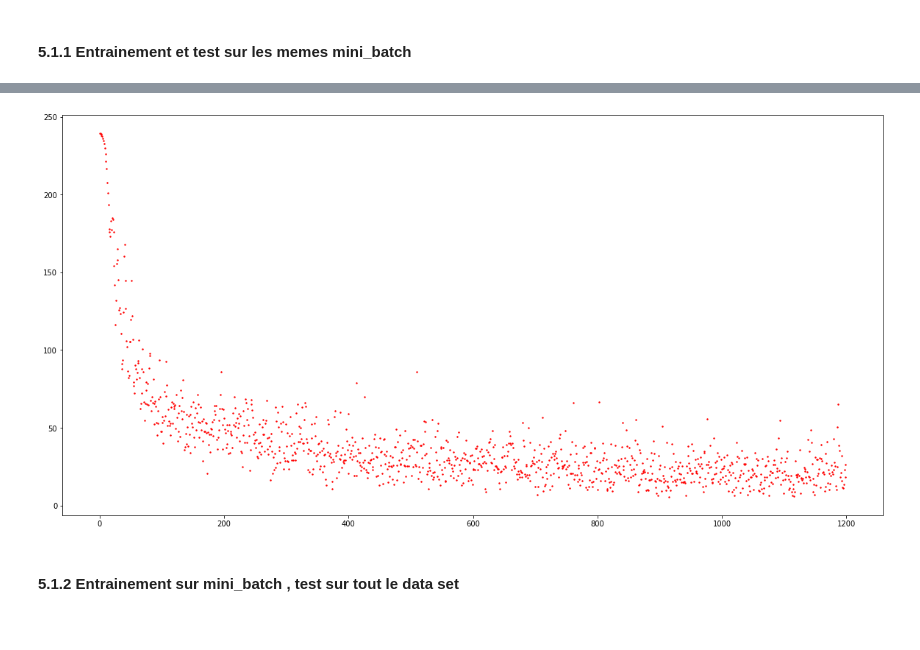
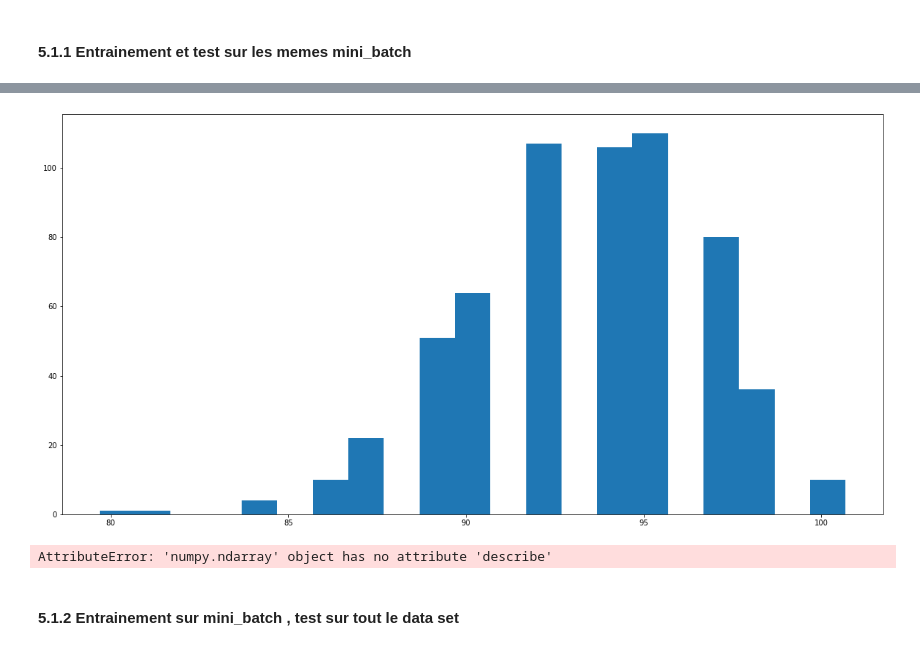
Before and after one commit to MK8BK/Deep_Learning_ISD, a Jupyter notebook: Details.ipynb, the cells around one changed output, grey strips where cells are left out. Drawn from its saved outputs; the diff is of its cells as text; code cells hidden in the pictures.

```diff
--- a/Details.ipynb
+++ b/Details.ipynb
@@ -326,6 +499,15 @@ plt.show()
+# %%
+accuracies1_late = np.array(accuracies1[600:])
+plt.hist(accuracies1_late, bins=np.arange(accuracies1_late.min(), accuracies1_late.max()+1))
+plt.rcParams["figure.figsize"] = (20,10)
+plt.show()
+# %% [output]
+[figure, added]
+# %%
+accuracies1_late.describe()
+# %% [output]
+AttributeError: 'numpy.ndarray' object has no attribute 'describe'
 # %%
-plt.scatter(list(range(0,epochs)), costs, color="red", s=2)
+plt.scatter(list(range(epochs)), costs1, color="red", s=2)
 plt.show()
-# %% [output]
-[figure, removed]
 # %%
```
Also changed, not shown: parts of 36 cells of this notebook, 6 other files.
